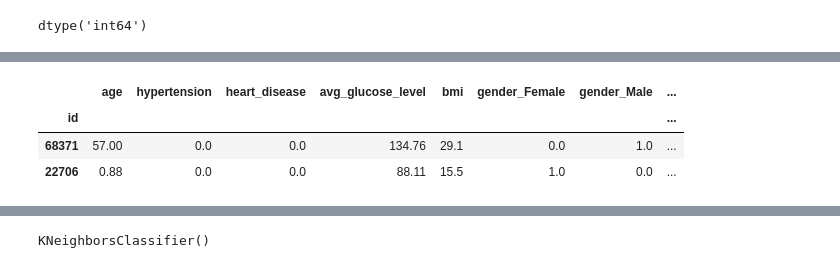
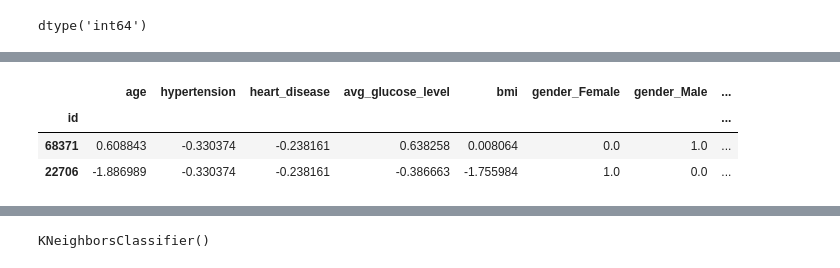
Before and after one commit to maptv/Classification-with-Python, a Jupyter notebook: 1-IntroToClassification/1-IntroToClassification-code.ipynb, the cells around one changed output, grey strips where cells are left out. Cells and saved outputs as stored; diff of their text form; code cells hidden in the pictures.

```diff
--- a/1-IntroToClassification/1-IntroToClassification-code.ipynb
+++ b/1-IntroToClassification/1-IntroToClassification-code.ipynb
@@ -276,0 +275,2 @@ X_train_scaled = ss.fit_transform(X_train)
+# %%
+X_train.iloc[:, :5] = ss.fit_transform(X_train.iloc[:, :5])
@@ -277,15 +313,14 @@ X_train_scaled = ss.fit_transform(X_train)
 # %%
 # =================================================-
 #### Slide 22: Data prep: scaling variables  ####
 
 # Scale X.
-X_test_scaled = ss.transform(X_test)
 X_train.head(2)
 # %% [output]
 |  | age | hypertension | heart_disease | avg_glucose_level | bmi | gender_Female | gender_Male | ... |
 | id |  |  |  |  |  |  |  | ... |
-| 68371 | 57.00 | 0.0 | 0.0 | 134.76 | 29.1 | 0.0 | 1.0 | ... |
-| 22706 | 0.88 | 0.0 | 0.0 | 88.11 | 15.5 | 1.0 | 0.0 | ... |
+| 68371 | 0.608843 | -0.330374 | -0.238161 | 0.638258 | 0.008064 | 0.0 | 1.0 | ... |
+| 22706 | -1.886989 | -0.330374 | -0.238161 | -0.386663 | -1.755984 | 1.0 | 0.0 | ... |
 # %%
 X_test.head(2)
 # %% [output]
```
Also changed, not shown: parts of 51 cells of this notebook.
